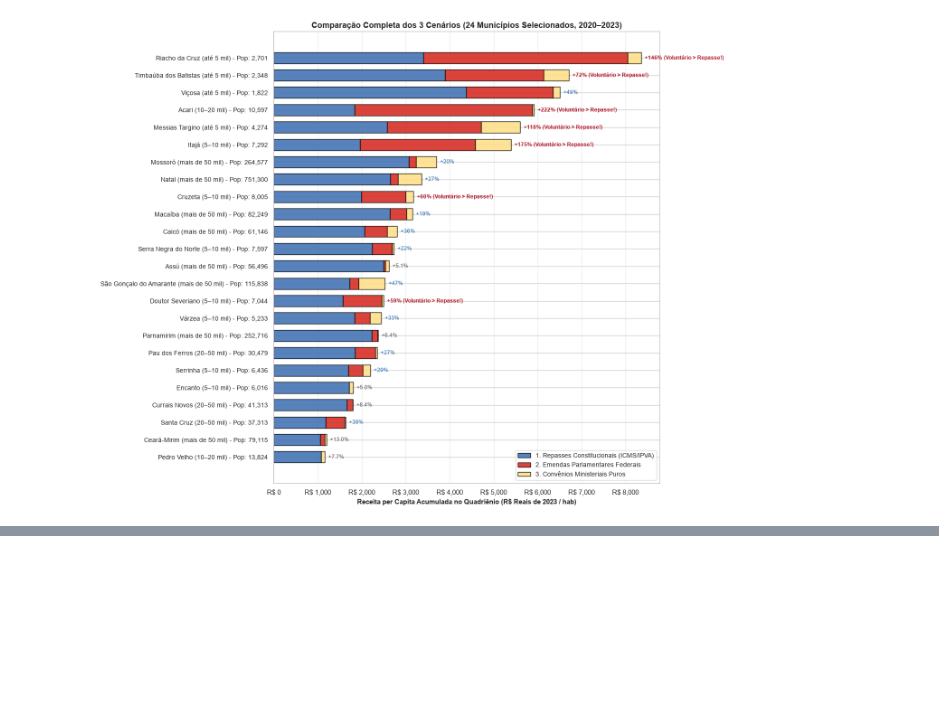
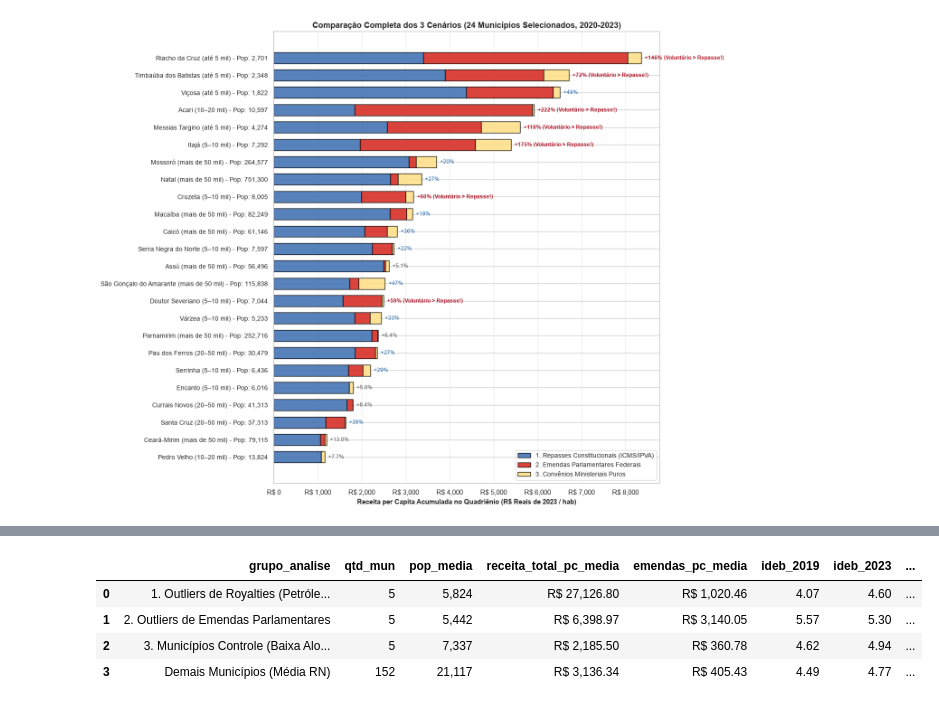
Before and after one commit to Renata-Nascimento/Projeto-U02-CD, a Jupyter notebook: notebooks/04_emendas_convenios.ipynb, the cells around one changed output, grey strips where cells are left out. Drawn from its saved outputs; the diff is of its cells as text; code cells hidden in the pictures; blank space fills up the shorter version.

```diff
--- a/notebooks/04_emendas_convenios.ipynb
+++ b/notebooks/04_emendas_convenios.ipynb
@@ -418,0 +433,92 @@ plt.show()
+# %%
+# 1. Carregar bases de dados sociais (INEP e Saúde)
+p_ideb_rel = os.path.join("..", "dados", "inep", "ideb_rede_municipal_rn.csv")
+p_ideb_dir = os.path.join("dados", "inep", "ideb_rede_municipal_rn.csv")
+p_ideb = p_ideb_dir if os.path.exists(p_ideb_dir) else p_ideb_rel
+
+ideb = pd.read_csv(p_ideb)
+ideb["cod_ibge"] = ideb["cod_ibge"].astype(float)
+
+p_saude_rel = os.path.join("..", "dados", "saude", "mortalidade_infantil_rn.csv")
+p_saude_dir = os.path.join("dados", "saude", "mortalidade_infantil_rn.csv")
+p_saude = p_saude_dir if os.path.exists(p_saude_dir) else p_saude_rel
+
+saude = pd.read_csv(p_saude)
+saude["valor"] = pd.to_numeric(saude["valor"].replace("-", np.nan), errors="coerce")
+saude_media = saude[saude["ano"].isin([2020, 2021, 2022, 2023])].groupby("cod_ibge6")["valor"].mean().reset_index()
+saude_media.columns = ["cod_ibge6", "mortalidade_infantil_media"]
+
+# 2. Mesclar com base acumulada
+df_social = df_acumulado.copy()
+df_social["cod_ibge"] = df_social["cod_ibge"].astype(float)
+df_social["cod_ibge6"] = df_social["cod_ibge"].astype(str).str[:6].astype(int)
+
+df_social = pd.merge(df_social, ideb[["cod_ibge", "ai_2019", "ai_2023"]], on="cod_ibge", how="left")
+df_social["ai_2019"] = pd.to_numeric(df_social["ai_2019"], errors="coerce")
+df_social["ai_2023"] = pd.to_numeric(df_social["ai_2023"], errors="coerce")
+df_social["delta_ideb"] = df_social["ai_2023"] - df_social["ai_2019"]
+
+df_social = pd.merge(df_social, saude_media, on="cod_ibge6", how="left")
+
+# 3. Classificar grupos empíricos de contraste
+outliers_royalties = ["Guamaré", "Galinhos", "Parazinho", "São Bento do Norte", "Pedra Grande"]
+outliers_emendas = ["Riacho da Cruz", "Acari", "Itajá", "Timbaúba dos Batistas", "Messias Targino"]
+controle_pequenas = ["Serrinha", "Serra de São Bento", "Várzea", "Pedro Velho", "Severiano Melo"]
+
+df_social["grupo_analise"] = "Demais Municípios (Média RN)"
+df_social.loc[df_social["municipio"].isin(outliers_royalties), "grupo_analise"] = "1. Outliers de Royalties (Petróleo/Eólica)"
+df_social.loc[df_social["municipio"].isin(outliers_emendas), "grupo_analise"] = "2. Outliers de Emendas Parlamentares"
+df_social.loc[df_social["municipio"].isin(controle_pequenas), "grupo_analise"] = "3. Municípios Controle (Baixa Alocação)"
+
+# 4. Tabela Síntese dos Grupos
+agg_grupos = df_social.groupby("grupo_analise").agg(
+    qtd_mun=("municipio", "count"),
+    pop_media=("populacao_media", "mean"),
+    receita_total_pc_media=("c3_total_pc", "mean"),
+    emendas_pc_media=("eme_pc", "mean"),
+    ideb_2019=("ai_2019", "mean"),
+    ideb_2023=("ai_2023", "mean"),
+    delta_ideb=("delta_ideb", "mean"),
+    mortalidade_infantil=("mortalidade_infantil_media", "mean"),
+    pct_baixa_renda=("pct_baixa_renda_media", "mean")
+).reset_index()
+
+print("=== MÉDIAS DOS INDICADORES SOCIAIS POR GRUPO DE MUNICÍPIOS ===")
+display(agg_grupos.style.format({
+    "pop_media": "{:,.0f}",
+    "receita_total_pc_media": "R$ {:,.2f}",
+    "emendas_pc_media": "R$ {:,.2f}",
+    "ideb_2019": "{:.2f}",
+    "ideb_2023": "{:.2f}",
+    "delta_ideb": "{:+.2f}",
+    "mortalidade_infantil": "{:.1f}",
+    "pct_baixa_renda": "{:.1f}%"
+}))
+
+# 5. Correlações Globais nos 167 Municípios
+print("\n=== CORRELAÇÃO DE PEARSON: RECEITAS vs RESULTADOS SOCIAIS (167 MUNICÍPIOS) ===")
+ind_nomes = {
+    "ai_2023": "Nota IDEB 2023",
+    "delta_ideb": "Evolução do IDEB (2019 a 2023)",
+    "mortalidade_infantil_media": "Taxa de Mortalidade Infantil",
+    "pct_baixa_renda_media": "Proporção de Baixa Renda (CadÚnico)"
+}
+linhas_corr = []
+for k, nome in ind_nomes.items():
+    valid = df_social[[k, "c1_rep_pc", "eme_pc", "conv_pc", "c3_total_pc"]].dropna()
+    linhas_corr.append({
+        "Indicador Social": nome,
+        "Corr(Repasses pc)": valid["c1_rep_pc"].corr(valid[k]),
+        "Corr(Emendas pc)": valid["eme_pc"].corr(valid[k]),
+        "Corr(Convênios pc)": valid["conv_pc"].corr(valid[k]),
+        "Corr(Total Geral pc)": valid["c3_total_pc"].corr(valid[k]),
+        "N válidos": len(valid)
+    })
+df_correl_soc = pd.DataFrame(linhas_corr)
+display(df_correl_soc.style.format({
+    "Corr(Repasses pc)": "{:+.3f}",
+    "Corr(Emendas pc)": "{:+.3f}",
+    "Corr(Convênios pc)": "{:+.3f}",
+    "Corr(Total Geral pc)": "{:+.3f}"
+}))
+# %% [output]
@@ -418,0 +526,5 @@ plt.show()
+|  | grupo_analise | qtd_mun | pop_media | receita_total_pc_media | emendas_pc_media | ideb_2019 | ideb_2023 | ... |
+| 0 | 1. Outliers de Royalties (Petróle... | 5 | 5,824 | R$ 27,126.80 | R$ 1,020.46 | 4.07 | 4.60 | ... |
+| 1 | 2. Outliers de Emendas Parlamentares | 5 | 5,442 | R$ 6,398.97 | R$ 3,140.05 | 5.57 | 5.30 | ... |
+| 2 | 3. Municípios Controle (Baixa Alo... | 5 | 7,337 | R$ 2,185.50 | R$ 360.78 | 4.62 | 4.94 | ... |
+| 3 | Demais Municípios (Média RN) | 152 | 21,117 | R$ 3,136.34 | R$ 405.43 | 4.49 | 4.77 | ... |
```
Also changed, not shown: parts of 12 cells of this notebook, 2 other files.
